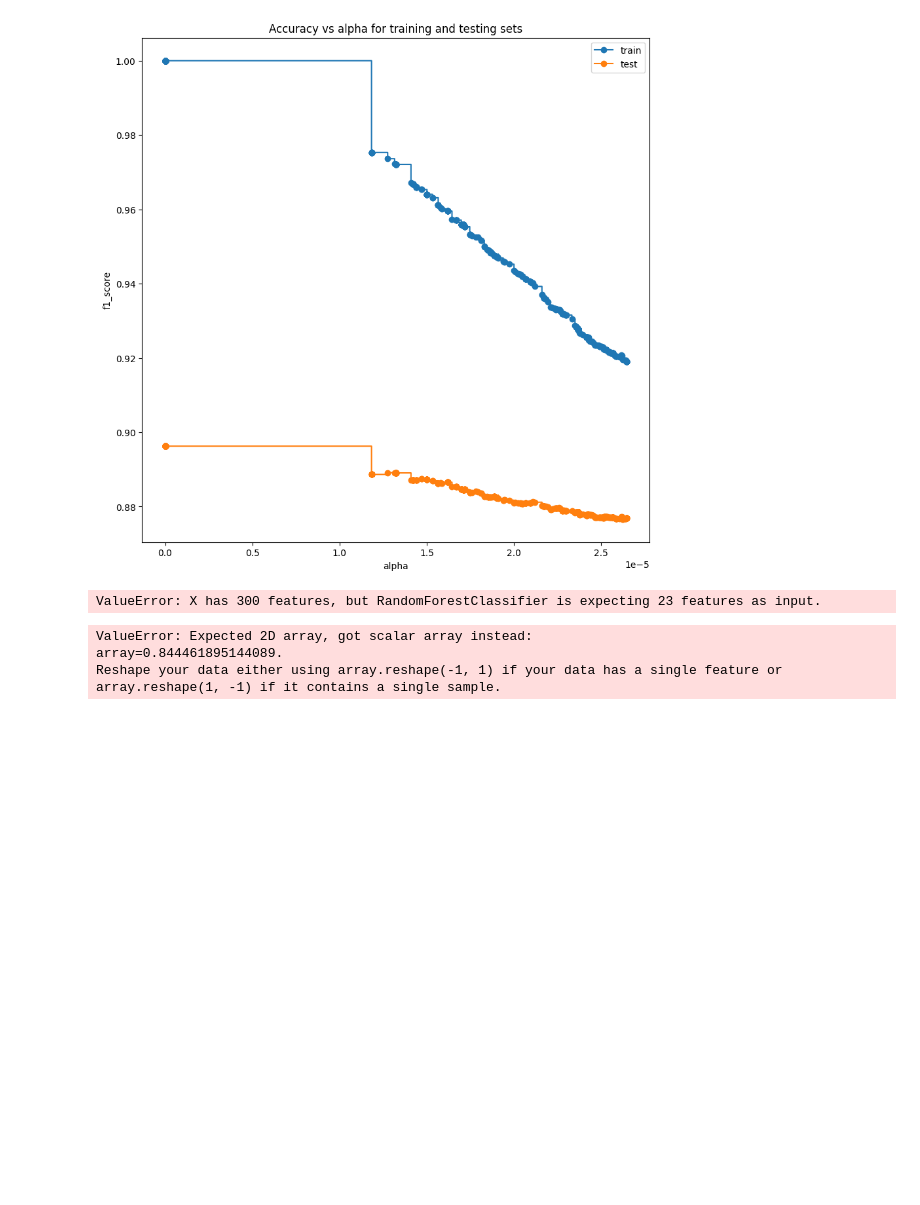
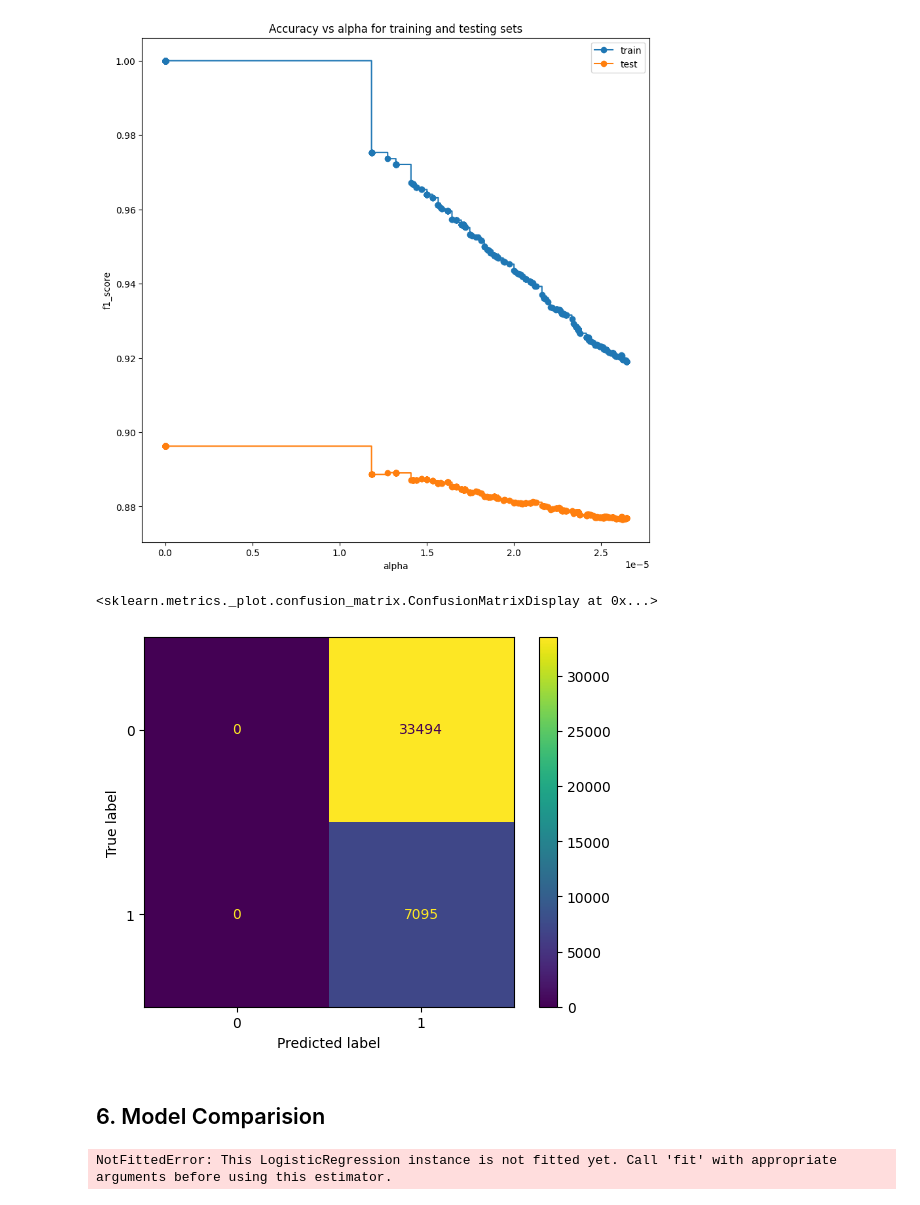
Before and after one commit to LocVu-Tim/COSC2753_A1_s3891483, a Jupyter notebook: notebooks/main.ipynb, the cells around one changed output. Cells and saved outputs as stored; diff of their text form; code cells hidden in the pictures; blank space fills up the shorter version.

```diff
--- a/notebooks/main.ipynb
+++ b/notebooks/main.ipynb
@@ -1074,10 +1023,12 @@ plt.show()
 [figure]
 # %%
 from sklearn.metrics import ConfusionMatrixDisplay
-ConfusionMatrixDisplay.from_estimator(clf_tree, test_X, test_y,
-                                 cmap=plt.cm.Blues)
+ConfusionMatrixDisplay.from_estimator(clf_tree,test_X,test_y)
 # %% [output]
-ValueError: X has 300 features, but RandomForestClassifier is expecting 23 features as input.
+<sklearn.metrics._plot.confusion_matrix.ConfusionMatrixDisplay at 0x...>
+[figure, added]
+# %% [markdown]
+## 6. Model Comparision
 # %%
 from sklearn.metrics import roc_curve, roc_auc_score
 import matplotlib.pyplot as plt
@@ -1086,10 +1037,10 @@ import matplotlib.pyplot as plt
 # and val_X and val_y are your validation data.
 
 # Compute the ROC curve and AUC for the logistic regression model
-probs_logistic = clf_logistic.predict_proba(val_X)
+probs_logistic = clf_logistic.predict_proba(val_X_poly)
 fpr_logistic, tpr_logistic, _ = roc_curve(val_y, probs_logistic)
 auc_logistic = roc_auc_score(val_y, probs_logistic)
-f1_logistic = f1_score(val_y, clf_logistic.predict(val_X))
+f1_logistic = f1_score(val_y, clf_logistic.predict(val_X_poly))
 
 
 # Compute the ROC curve and AUC for the decision tree model
@@ -1114,6 +1065,4 @@ plt.title('ROC curves')
 plt.legend()
 plt.show()
 # %% [output]
-ValueError: Expected 2D array, got scalar array instead:
-array=0.844461895144089.
-Reshape your data either using array.reshape(-1, 1) if your data has a single feature or array.reshape(1, -1) if it contains a single sample.
+NotFittedError: This LogisticRegression instance is not fitted yet. Call 'fit' with appropriate arguments before using this estimator.
```
Also changed, not shown: parts of 25 cells of this notebook.
